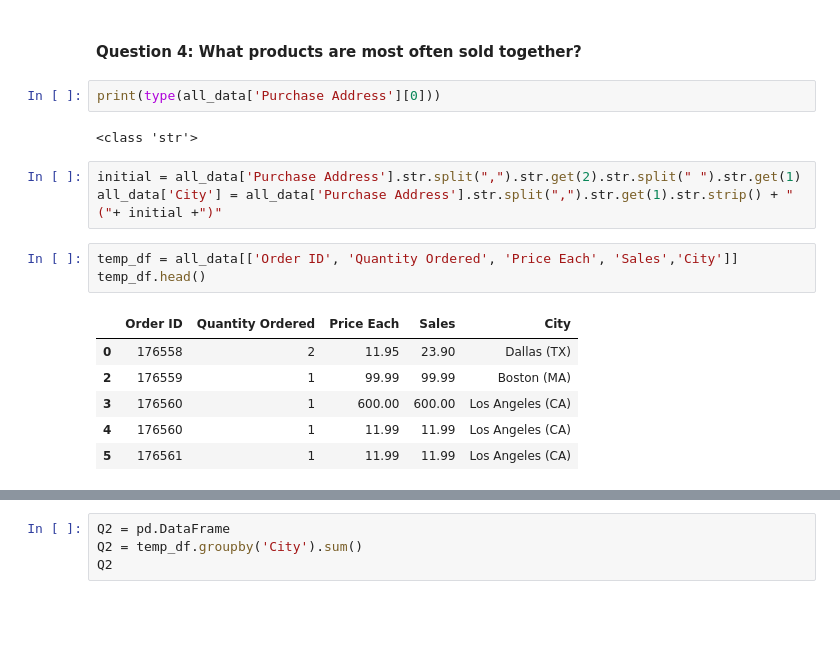
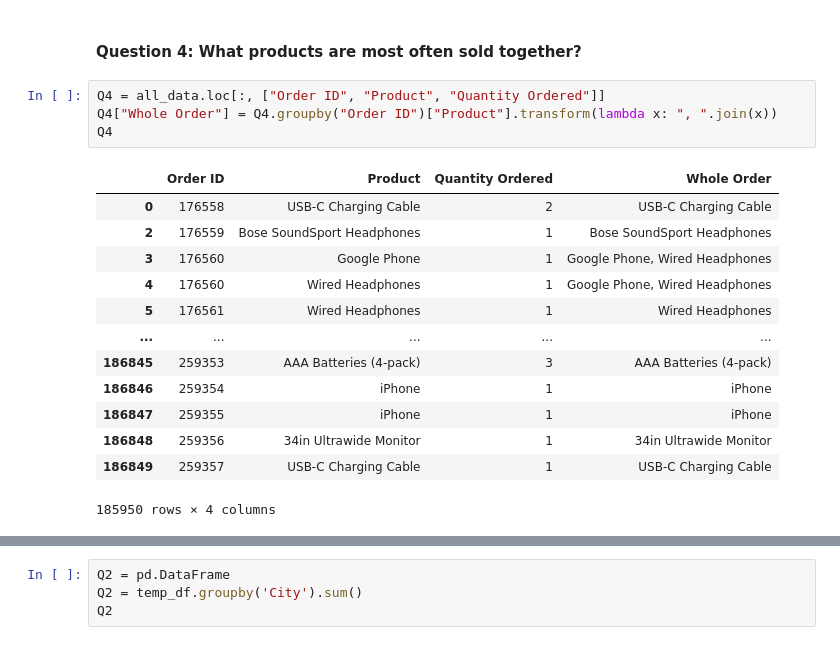
Before and after one commit to Arzion032/1P-Sales-Analysis, a Jupyter notebook: Datasetanalysis.ipynb, the cells around one changed output, grey strips where cells are left out. Cells and saved outputs as stored; diff of their text form; blank space fills up the shorter version.

```diff
--- a/Datasetanalysis.ipynb
+++ b/Datasetanalysis.ipynb
@@ -192,20 +192,21 @@ plt.show()
 [figure]
 # %% [markdown]
 #### Question 4: What products are most often sold together?
-# %%
-print(type(all_data['Purchase Address'][0]))
-# %% [output]
-<class 'str'>
-# %%
-initial = all_data['Purchase Address'].str.split(",").str.get(2).str.split(" ").str.get(1)
-all_data['City'] = all_data['Purchase Address'].str.split(",").str.get(1).str.strip() + " ("+ initial +")"
-# %%
-temp_df = all_data[['Order ID',	'Quantity Ordered',	'Price Each', 'Sales','City']]
-temp_df.head()
-# %% [output]
-|  | Order ID | Quantity Ordered | Price Each | Sales | City |
-| 0 | 176558 | 2 | 11.95 | 23.90 | Dallas (TX) |
-| 2 | 176559 | 1 | 99.99 | 99.99 | Boston (MA) |
-| 3 | 176560 | 1 | 600.00 | 600.00 | Los Angeles (CA) |
-| 4 | 176560 | 1 | 11.99 | 11.99 | Los Angeles (CA) |
-| 5 | 176561 | 1 | 11.99 | 11.99 | Los Angeles (CA) |
+# %%
+Q4 = all_data.loc[:, ["Order ID", "Product", "Quantity Ordered"]]
+Q4["Whole Order"] = Q4.groupby("Order ID")["Product"].transform(lambda x: ", ".join(x))
+Q4
+# %% [output]
+|  | Order ID | Product | Quantity Ordered | Whole Order |
+| 0 | 176558 | USB-C Charging Cable | 2 | USB-C Charging Cable |
+| 2 | 176559 | Bose SoundSport Headphones | 1 | Bose SoundSport Headphones |
+| 3 | 176560 | Google Phone | 1 | Google Phone, Wired Headphones |
+| 4 | 176560 | Wired Headphones | 1 | Google Phone, Wired Headphones |
+| 5 | 176561 | Wired Headphones | 1 | Wired Headphones |
+| ... | ... | ... | ... | ... |
+| 186845 | 259353 | AAA Batteries (4-pack) | 3 | AAA Batteries (4-pack) |
+| 186846 | 259354 | iPhone | 1 | iPhone |
+| 186847 | 259355 | iPhone | 1 | iPhone |
+| 186848 | 259356 | 34in Ultrawide Monitor | 1 | 34in Ultrawide Monitor |
+| 186849 | 259357 | USB-C Charging Cable | 1 | USB-C Charging Cable |
+185950 rows × 4 columns
```
Also changed, not shown: parts of 7 cells of this notebook.
